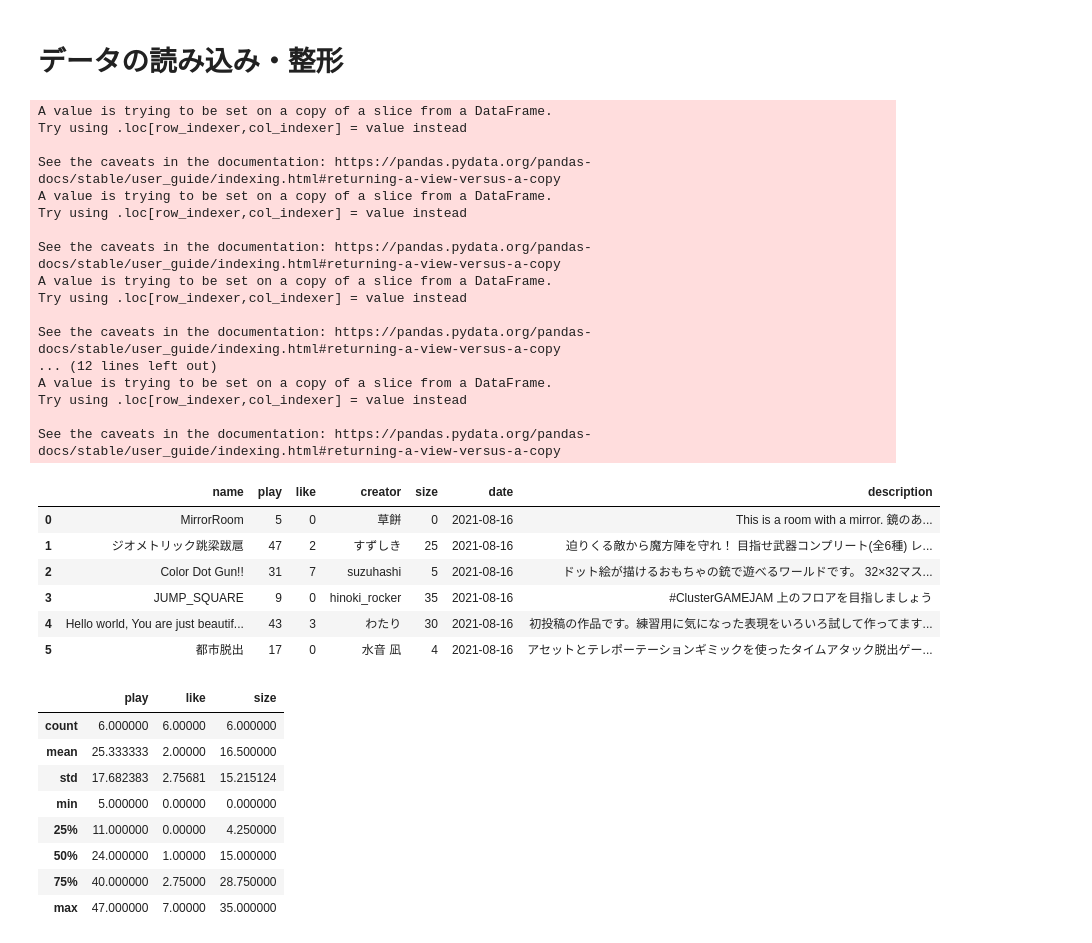
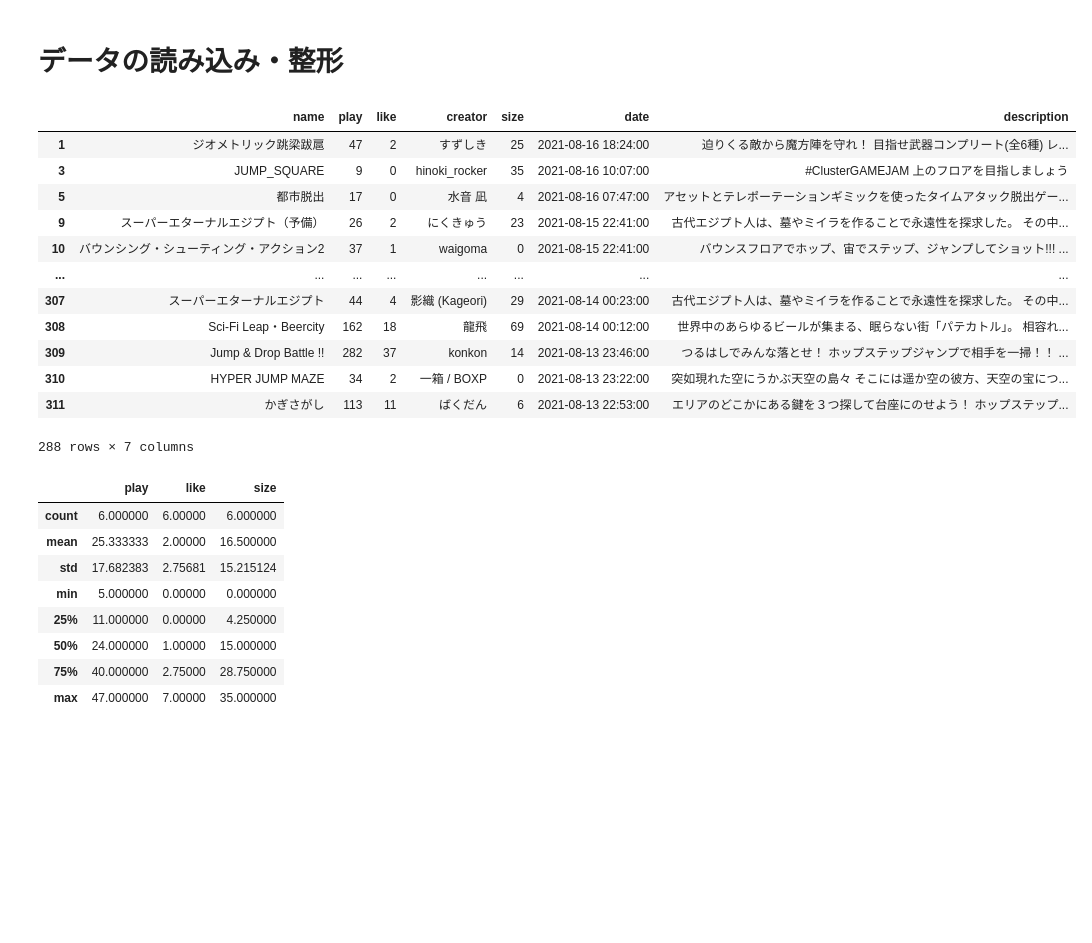
Before and after one commit to te260ku/cluster-scraping, a Jupyter notebook: gamejam_analysis.ipynb, the cells around one changed output. Saved outputs shown, nothing was run; the diff lists cells and outputs as text; code cells hidden in the pictures; blank space fills up the shorter version.

```diff
--- a/gamejam_analysis.ipynb
+++ b/gamejam_analysis.ipynb
@@ -22,10 +22,14 @@ from functions import *
 ** データの読み込み
 ************************************************************'''
 df_columns = ('name', 'play', 'like', 'creator', 'size', 'date', 'description')
-df_raw = pd.read_csv('data/data_gamejam_2.csv', encoding="utf_8_sig", names=df_columns)
+df_raw = pd.read_csv('data/data_gamejam.csv', encoding="utf_8_sig", names=df_columns)
+
 # 区切り行を検出
 df = df_raw[df_raw['name'] != "page"]
 df.reset_index(inplace=True, drop=True)
+
+df = df[df['description'].str.contains('#ClusterGAMEJAM', case=False)]
+
 
 '''************************************************************
 ** 文字列の整形
@@ -38,59 +42,49 @@ for d in raw_p:
     tmp = kans2num(str(i))
     p.append(tmp*10)
     index += 1
 df['play'] = p
 
 
 '''************************************************************
 ** データ型の変換
 ************************************************************'''
 df['like'] = df['like'].astype(int)
 df['play'] = df['play'].astype(int)
 df['size'] = df['size'].str[:-2]
 df['size'] = df['size'].astype(int)
-df['date'] = df['date'].str.split('（', expand=True)
-df['date'] = pd.to_datetime(df['date'], format='%Y/%m/%d')
+date_list = df['date'].str.split('（|）', expand=True)
+tmp = date_list[0] + date_list[2]
+df['date'] = pd.to_datetime(tmp, format='%Y/%m/%d %H:%M')
 
 
 '''************************************************************
 ** 外れ値の除去
 ************************************************************'''
 # labels_outlier = ['play', 'like']
 
 # for l in labels_outlier:
 #     s = df[l]
 #     bottom, up = findOutlier(s)
 #     index = np.where((s <= bottom) | (up <= s))
 #     print(bottom, up)
 #     print(len(index))
 #     df.drop(df.index[index[0]], inplace=True)
 
 df
 # %% [output]
+|  | name | play | like | creator | size | date | description |
+| 1 | ジオメトリック跳梁跋扈 | 47 | 2 | すずしき | 25 | 2021-08-16 18:24:00 | 迫りくる敵から魔方陣を守れ！ 目指せ武器コンプリート(全6種) レ... |
+| 3 | JUMP_SQUARE | 9 | 0 | hinoki_rocker | 35 | 2021-08-16 10:07:00 | #ClusterGAMEJAM 上のフロアを目指しましょう |
+| 5 | 都市脱出 | 17 | 0 | 水音 凪 | 4 | 2021-08-16 07:47:00 | アセットとテレポーテーションギミックを使ったタイムアタック脱出ゲー... |
+| 9 | スーパーエターナルエジプト（予備） | 26 | 2 | にくきゅう | 23 | 2021-08-15 22:41:00 | 古代エジプト人は、墓やミイラを作ることで永遠性を探求した。 その中... |
+| 10 | バウンシング・シューティング・アクション2 | 37 | 1 | waigoma | 0 | 2021-08-15 22:41:00 | バウンスフロアでホップ、宙でステップ、ジャンプしてショット!!! ... |
+| ... | ... | ... | ... | ... | ... | ... | ... |
+| 307 | スーパーエターナルエジプト | 44 | 4 | 影織 (Kageori) | 29 | 2021-08-14 00:23:00 | 古代エジプト人は、墓やミイラを作ることで永遠性を探求した。 その中... |
+| 308 | Sci-Fi Leap・Beercity | 162 | 18 | 龍飛 | 69 | 2021-08-14 00:12:00 | 世界中のあらゆるビールが集まる、眠らない街「パテカトル」。 相容れ... |
+| 309 | Jump & Drop Battle !! | 282 | 37 | konkon | 14 | 2021-08-13 23:46:00 | つるはしでみんな落とせ！ ホップステップジャンプで相手を一掃！！ ... |
+| 310 | HYPER JUMP MAZE | 34 | 2 | 一箱 / BOXP | 0 | 2021-08-13 23:22:00 | 突如現れた空にうかぶ天空の島々 そこには遥か空の彼方、天空の宝につ... |
+| 311 | かぎさがし | 113 | 11 | ばくだん | 6 | 2021-08-13 22:53:00 | エリアのどこかにある鍵を３つ探して台座にのせよう！ ホップステップ... |
-A value is trying to be set on a copy of a slice from a DataFrame.
-Try using .loc[row_indexer,col_indexer] = value instead
-
-See the caveats in the documentation: https://pandas.pydata.org/pandas-docs/stable/user_guide/indexing.html#returning-a-view-versus-a-copy
-A value is trying to be set on a copy of a slice from a DataFrame.
-Try using .loc[row_indexer,col_indexer] = value instead
-
-See the caveats in the documentation: https://pandas.pydata.org/pandas-docs/stable/user_guide/indexing.html#returning-a-view-versus-a-copy
-A value is trying to be set on a copy of a slice from a DataFrame.
-Try using .loc[row_indexer,col_indexer] = value instead
-
-See the caveats in the documentation: https://pandas.pydata.org/pandas-docs/stable/user_guide/indexing.html#returning-a-view-versus-a-copy
-... (12 lines left out)
-A value is trying to be set on a copy of a slice from a DataFrame.
-Try using .loc[row_indexer,col_indexer] = value instead
-
-See the caveats in the documentation: https://pandas.pydata.org/pandas-docs/stable/user_guide/indexing.html#returning-a-view-versus-a-copy
+288 rows × 7 columns
-|  | name | play | like | creator | size | date | description |
-| 0 | MirrorRoom | 5 | 0 | 草餅 | 0 | 2021-08-16 | This is a room with a mirror. 鏡のあ... |
-| 1 | ジオメトリック跳梁跋扈 | 47 | 2 | すずしき | 25 | 2021-08-16 | 迫りくる敵から魔方陣を守れ！ 目指せ武器コンプリート(全6種) レ... |
-| 2 | Color Dot Gun!! | 31 | 7 | suzuhashi | 5 | 2021-08-16 | ドット絵が描けるおもちゃの銃で遊べるワールドです。 32×32マス... |
-| 3 | JUMP_SQUARE | 9 | 0 | hinoki_rocker | 35 | 2021-08-16 | #ClusterGAMEJAM 上のフロアを目指しましょう |
-| 4 | Hello world, You are just beautif... | 43 | 3 | わたり | 30 | 2021-08-16 | 初投稿の作品です。練習用に気になった表現をいろいろ試して作ってます... |
-| 5 | 都市脱出 | 17 | 0 | 水音 凪 | 4 | 2021-08-16 | アセットとテレポーテーションギミックを使ったタイムアタック脱出ゲー... |
 # %%
 df.describe()
 # %% [output]
```
Also changed, not shown: parts of 1 cell of this notebook.
